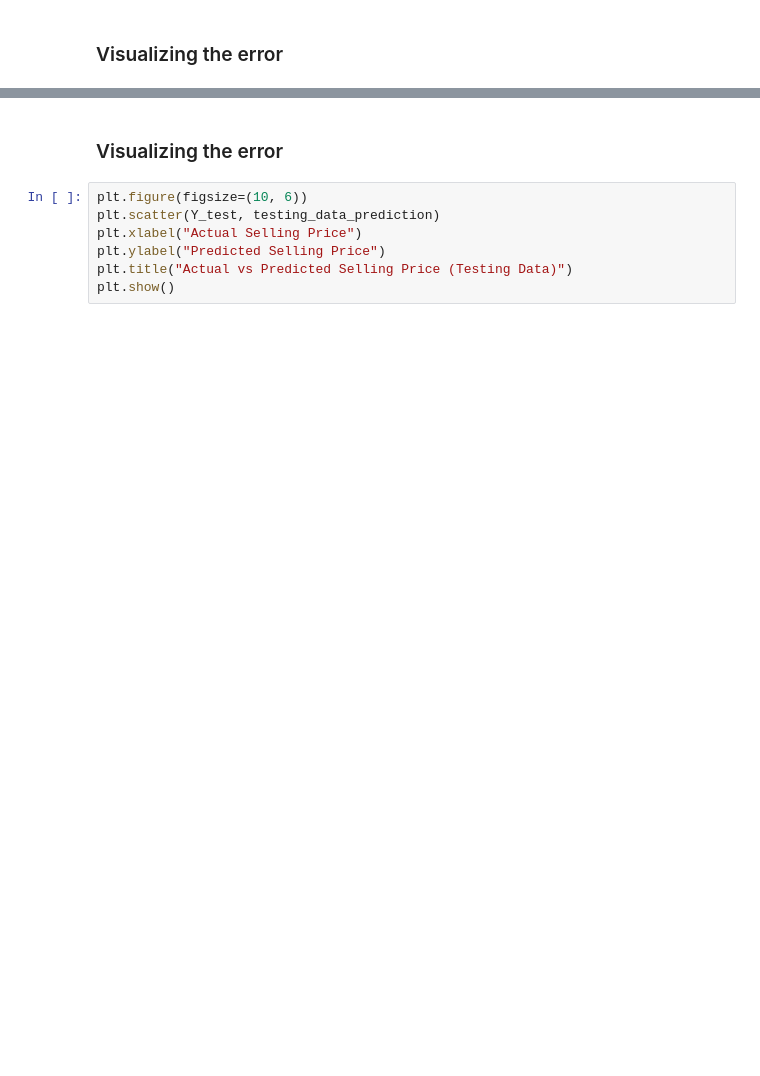
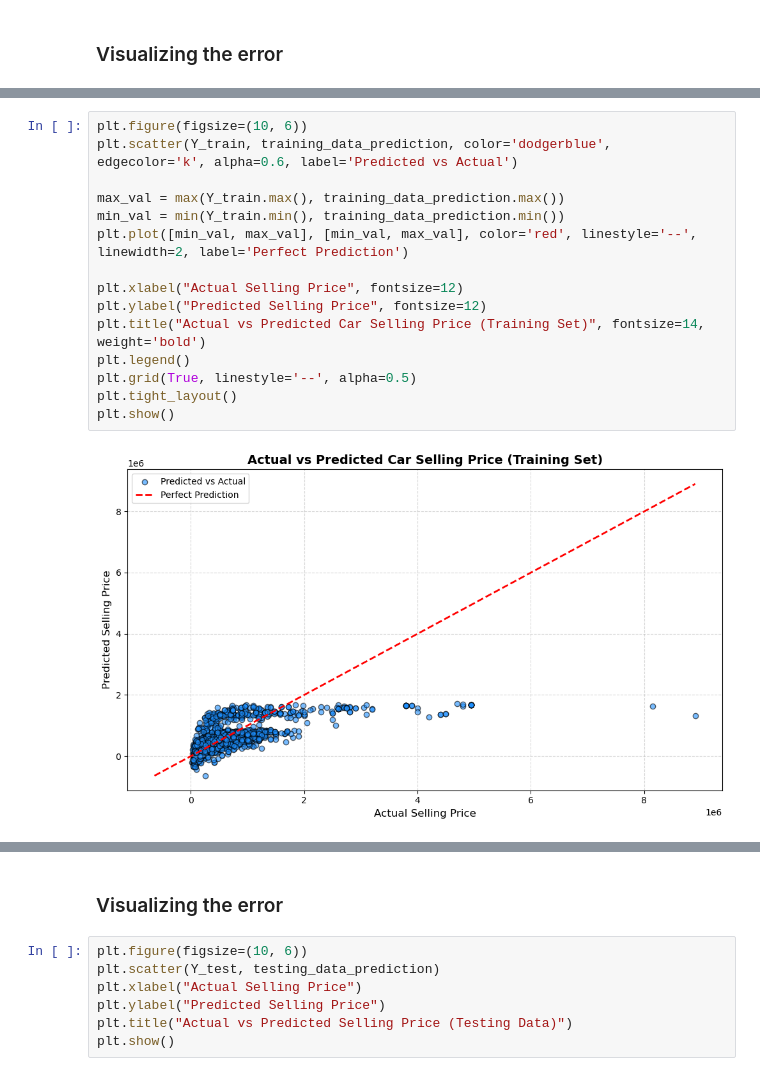
Before and after one commit to gargdivyansh1/MachineLearningProjects, a Jupyter notebook: Car Price Prediction/first.ipynb, the cells around one changed output, grey strips where cells are left out. Drawn from its saved outputs; the diff is of its cells as text; blank space fills up the shorter version.

```diff
--- a/Car Price Prediction/first.ipynb
+++ b/Car Price Prediction/first.ipynb
@@ -155,3 +177,20 @@ plt.show()
+# %%
+plt.figure(figsize=(10, 6))
+plt.scatter(Y_train, training_data_prediction, color='dodgerblue', edgecolor='k', alpha=0.6, label='Predicted vs Actual')
+
+max_val = max(Y_train.max(), training_data_prediction.max())
+min_val = min(Y_train.min(), training_data_prediction.min())
+plt.plot([min_val, max_val], [min_val, max_val], color='red', linestyle='--', linewidth=2, label='Perfect Prediction')
+
+plt.xlabel("Actual Selling Price", fontsize=12)
+plt.ylabel("Predicted Selling Price", fontsize=12)
+plt.title("Actual vs Predicted Car Selling Price (Training Set)", fontsize=14, weight='bold')
+plt.legend()
+plt.grid(True, linestyle='--', alpha=0.5)
+plt.tight_layout()
+plt.show()
+# %% [output]
+[figure, added]
 # %%
 ## predicting on testing data
 
```
Also changed, not shown: parts of 18 cells of this notebook.
